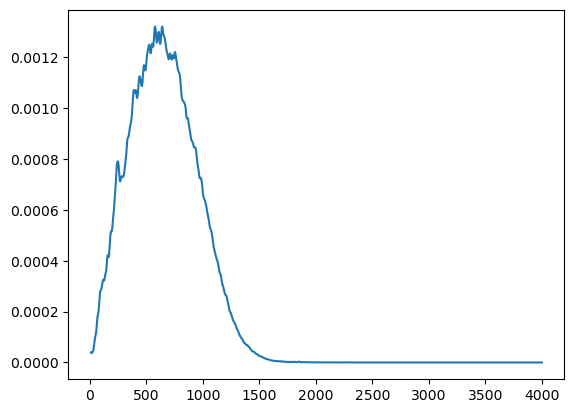
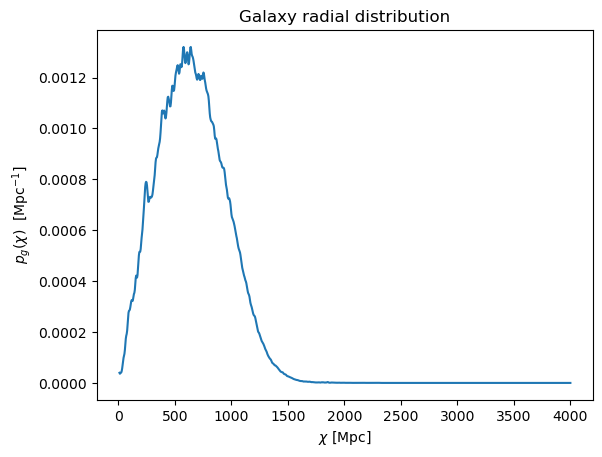
The change to this notebook cell's code, shown as a diff; its figure went from the first image to the second:
--- before
+++ after
@@ -1,2 +1,5 @@
 chi_plot = np.linspace(10, 4000, 1000)
 plt.plot(chi_plot, n_g_dist(chi_plot))
+plt.xlabel(r'$\chi$ [Mpc]')                          
+plt.ylabel(r'$p_g(\chi)$  [Mpc$^{-1}$]')             
+plt.title('Galaxy radial distribution')

Commit: optimizing clfg